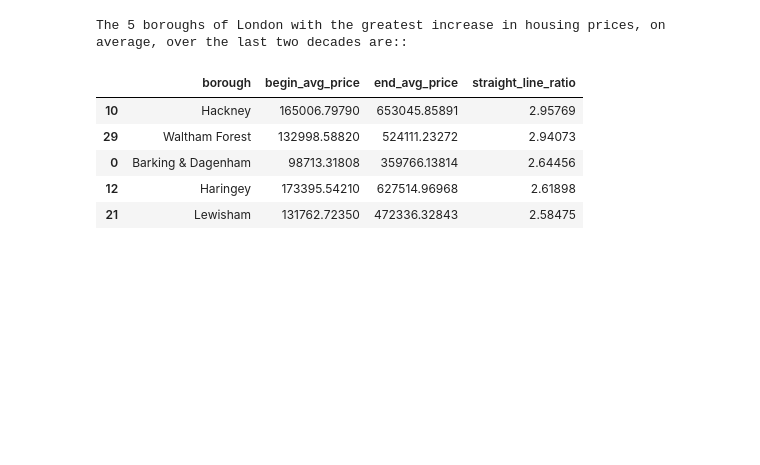
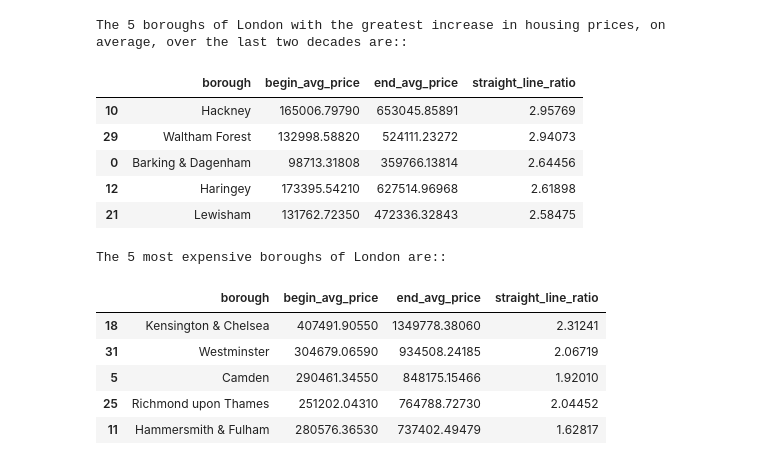
Before and after one commit to cjlcoursework/springboard_dc, a Jupyter notebook: projects/LondonCalling/FinalCopy.ipynb, the cells around one changed output. Cells and saved outputs as stored; diff of their text form; code cells hidden in the pictures; blank space fills up the shorter version.

```diff
--- a/projects/LondonCalling/FinalCopy.ipynb
+++ b/projects/LondonCalling/FinalCopy.ipynb
@@ -585,3 +624,16 @@ The 5 boroughs of London with the greatest increase in housing prices, on averag
 | 0 | Barking & Dagenham | 98713.31808 | 359766.13814 | 2.64456 |
 | 12 | Haringey | 173395.54210 | 627514.96968 | 2.61898 |
 | 21 | Lewisham | 131762.72350 | 472336.32843 | 2.58475 |
+# %%
+top_n = 5
+
+print(f"The {top_n} most expensive boroughs of London are::")
+pivot_df.sort_values('end_avg_price', ascending=False).head(top_n)
+# %% [output]
+The 5 most expensive boroughs of London are::
+|  | borough | begin_avg_price | end_avg_price | straight_line_ratio |
+| 18 | Kensington & Chelsea | 407491.90550 | 1349778.38060 | 2.31241 |
+| 31 | Westminster | 304679.06590 | 934508.24185 | 2.06719 |
+| 5 | Camden | 290461.34550 | 848175.15466 | 1.92010 |
+| 25 | Richmond upon Thames | 251202.04310 | 764788.72730 | 2.04452 |
+| 11 | Hammersmith & Fulham | 280576.36530 | 737402.49479 | 1.62817 |
```
Also changed, not shown: parts of 7 cells of this notebook.
